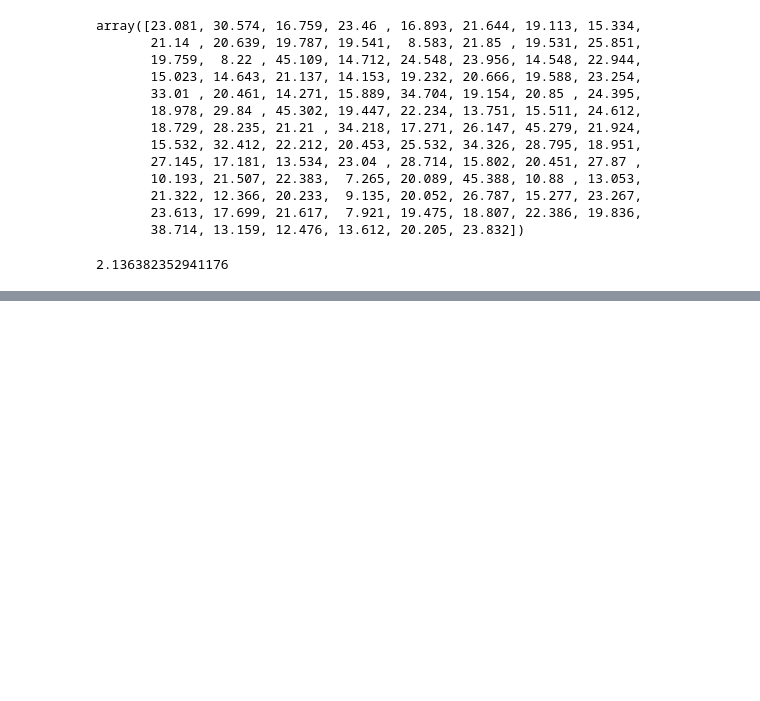
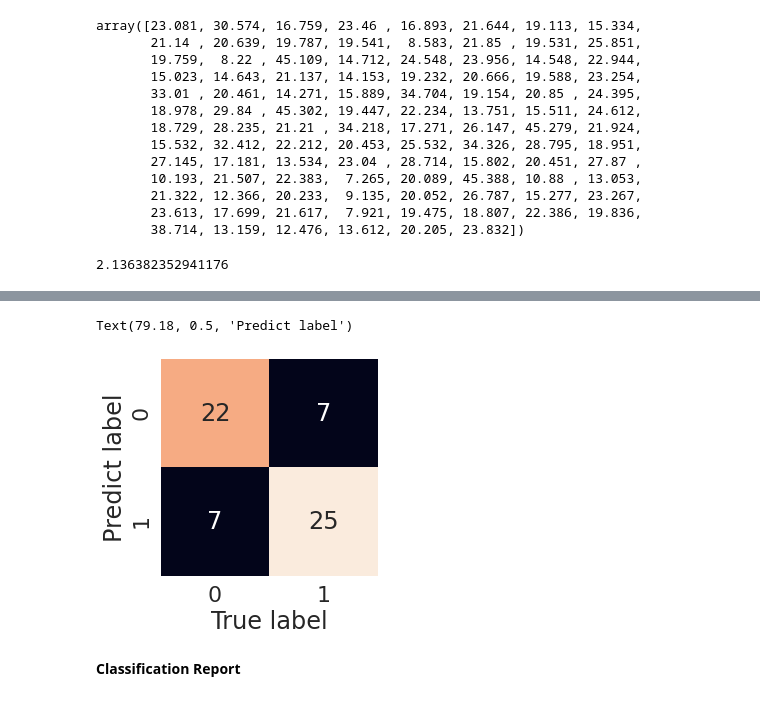
Before and after one commit to mthang1801/machine-learning, a Jupyter notebook: Data-science-ML-Tool/Scikit-learn.ipynb, the cells around one changed output, grey strips where cells are left out. Cells and saved outputs as stored; diff of their text form; code cells hidden in the pictures; blank space fills up the shorter version.

```diff
--- a/Data-science-ML-Tool/Scikit-learn.ipynb
+++ b/Data-science-ML-Tool/Scikit-learn.ipynb
@@ -771,0 +864,12 @@ mean_absolute_error(y_test, y_preds)
+# %%
+from sklearn.model_selection import cross_val_score
+from sklearn.ensemble import  RandomForestClassifier
+
+np.random.seed(42)
+
+x = heart_disease.drop("target",axis=1)
+y = heart_disease["target"]
+
+clf = RandomForestClassifier(n_estimators=100)
+cross_val_score = cross_val_score(clf,x,y, cv=5)
+cross_val_score
@@ -771,0 +992,19 @@ mean_absolute_error(y_test, y_preds)
+# %%
+# Make out confusion matrix with seaborn
+import seaborn as sns
+
+# Set font scale
+sns.set(font_scale=2)
+
+# Create a confusion matrix
+conf_mat = confusion_matrix(y_test, y_preds)
+
+# Plot with using sns
+sns.heatmap(conf_mat, annot=True, square=True,cbar=False)
+plt.xlabel("True label")
+plt.ylabel("Predict label")
+# %% [output]
+Text(79.18, 0.5, 'Predict label')
+[figure, added]
+# %% [markdown]
+**Classification Report**
```
Also changed, not shown: parts of 34 cells of this notebook.
